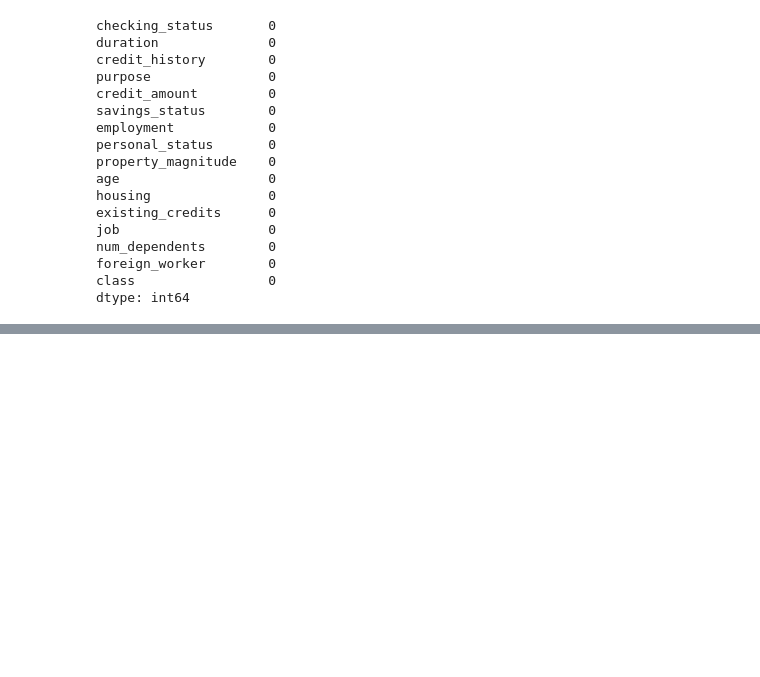
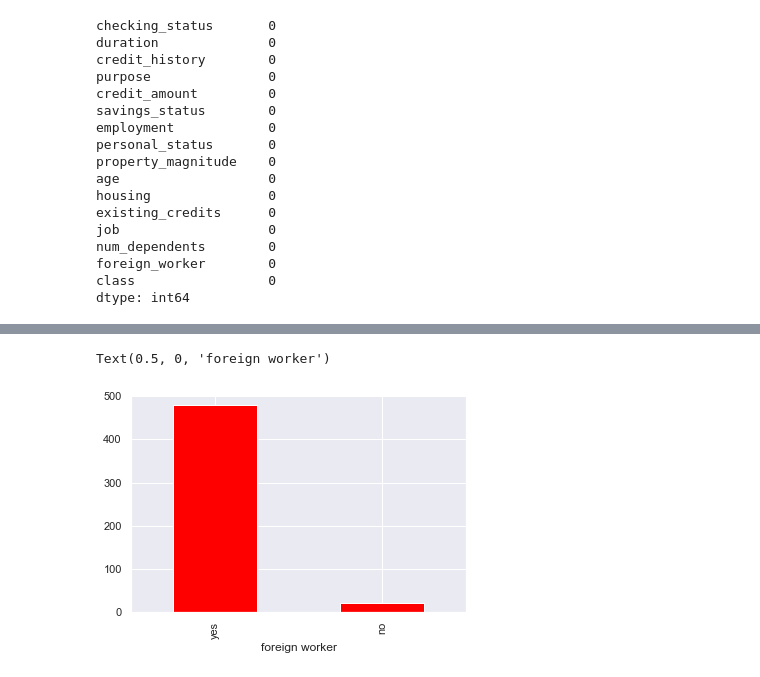
Before and after one commit to ostrenkota/IAD, a Jupyter notebook: lab1_task.ipynb, the cells around one changed output, grey strips where cells are left out. Cells and saved outputs as stored; diff of their text form; code cells hidden in the pictures; blank space fills up the shorter version.

```diff
--- a/lab1_task.ipynb
+++ b/lab1_task.ipynb
@@ -213 +213,9 @@ for free     77
 Name: housing, dtype: int64
+# %%
+#вопрос 8
+#бинарные признаки
+binar = credit_df['foreign_worker'].value_counts().plot(kind='bar', color='red')
+binar.set_xlabel('foreign worker')
+# %% [output]
+Text(0.5, 0, 'foreign worker')
+[figure, added]
```
Also changed, not shown: parts of 12 cells of this notebook, 1 other file.
